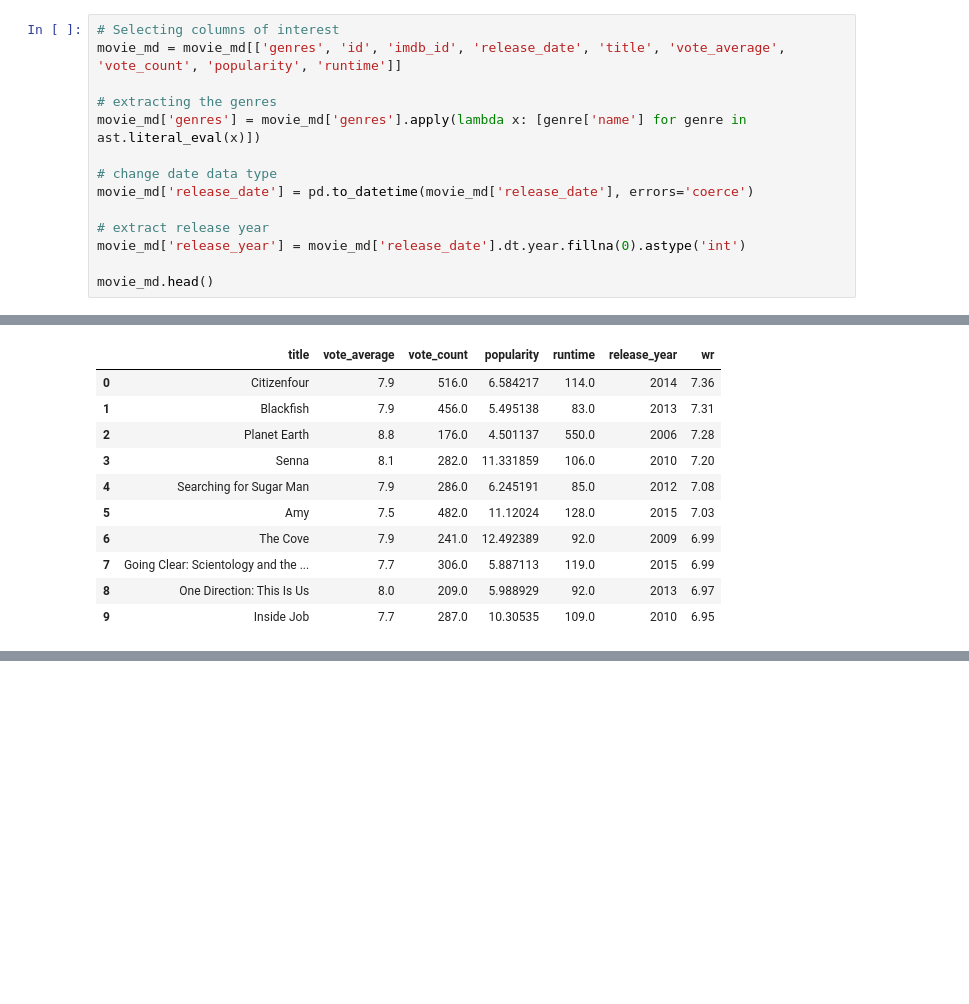
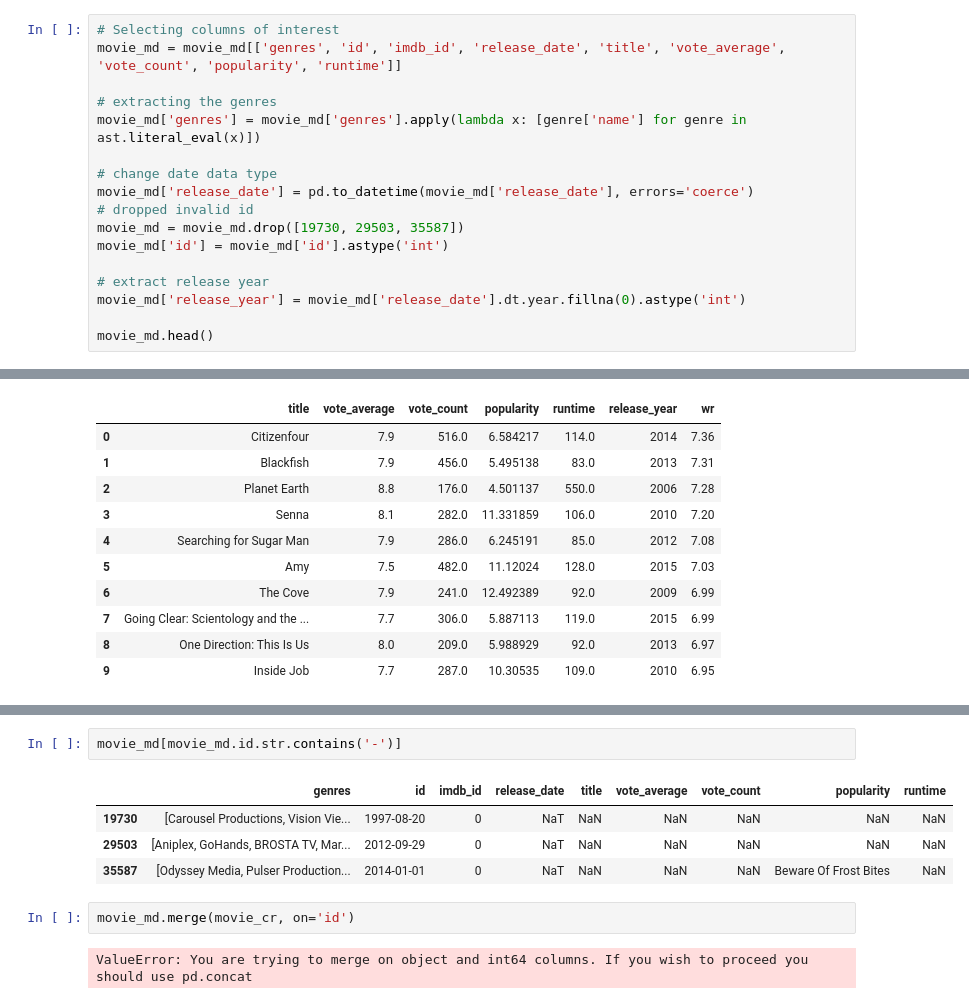
Before and after one commit to TelRich/Movie-Recommender, a Jupyter notebook: movie_recommeder.ipynb, the cells around one changed output, grey strips where cells are left out. Drawn from its saved outputs; the diff is of its cells as text; blank space fills up the shorter version.

```diff
--- a/movie_recommeder.ipynb
+++ b/movie_recommeder.ipynb
@@ -66,6 +66,9 @@ movie_md['genres'] = movie_md['genres'].apply(lambda x: [genre['name'] for genre
 
 # change date data type
 movie_md['release_date'] = pd.to_datetime(movie_md['release_date'], errors='coerce')
+# dropped invalid id
+movie_md = movie_md.drop([19730, 29503, 35587])
+movie_md['id'] = movie_md['id'].astype('int')
 
 # extract release year
 movie_md['release_year'] = movie_md['release_date'].dt.year.fillna(0).astype('int')
@@ -216,0 +190,11 @@ TypeError: string indices must be integers
+# %%
+movie_md[movie_md.id.str.contains('-')]
+# %% [output]
+|  | genres | id | imdb_id | release_date | title | vote_average | vote_count | popularity | runtime |
+| 19730 | [Carousel Productions, Vision Vie... | 1997-08-20 | 0 | NaT | NaN | NaN | NaN | NaN | NaN |
+| 29503 | [Aniplex, GoHands, BROSTA TV, Mar... | 2012-09-29 | 0 | NaT | NaN | NaN | NaN | NaN | NaN |
+| 35587 | [Odyssey Media, Pulser Production... | 2014-01-01 | 0 | NaT | NaN | NaN | NaN | Beware Of Frost Bites | NaN |
+# %%
+movie_md.merge(movie_cr, on='id')
+# %% [output]
+ValueError: You are trying to merge on object and int64 columns. If you wish to proceed you should use pd.concat
```
Also changed, not shown: parts of 8 cells of this notebook.
